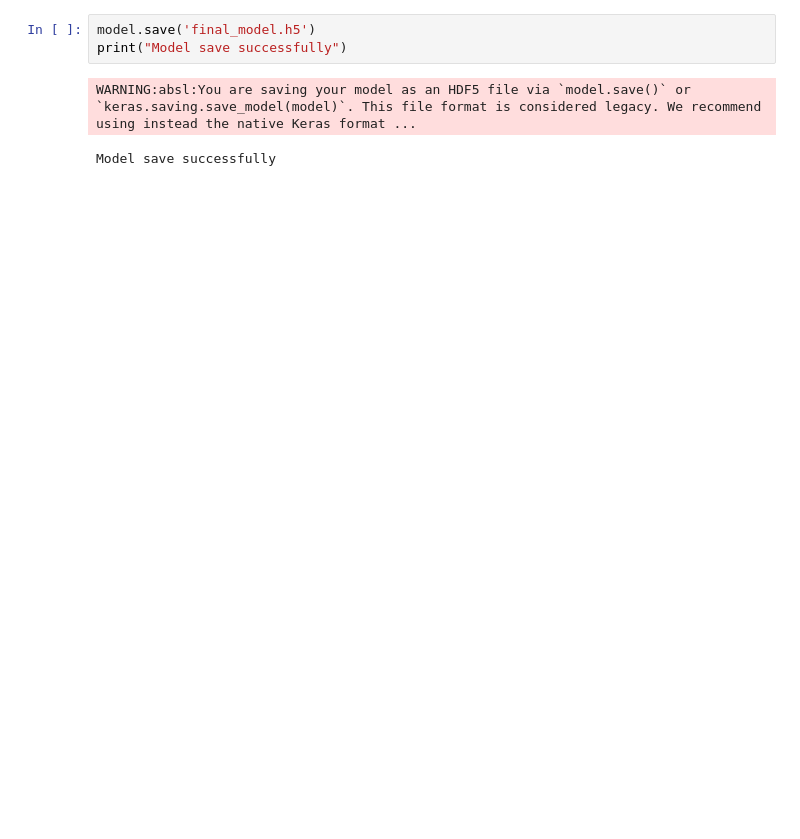
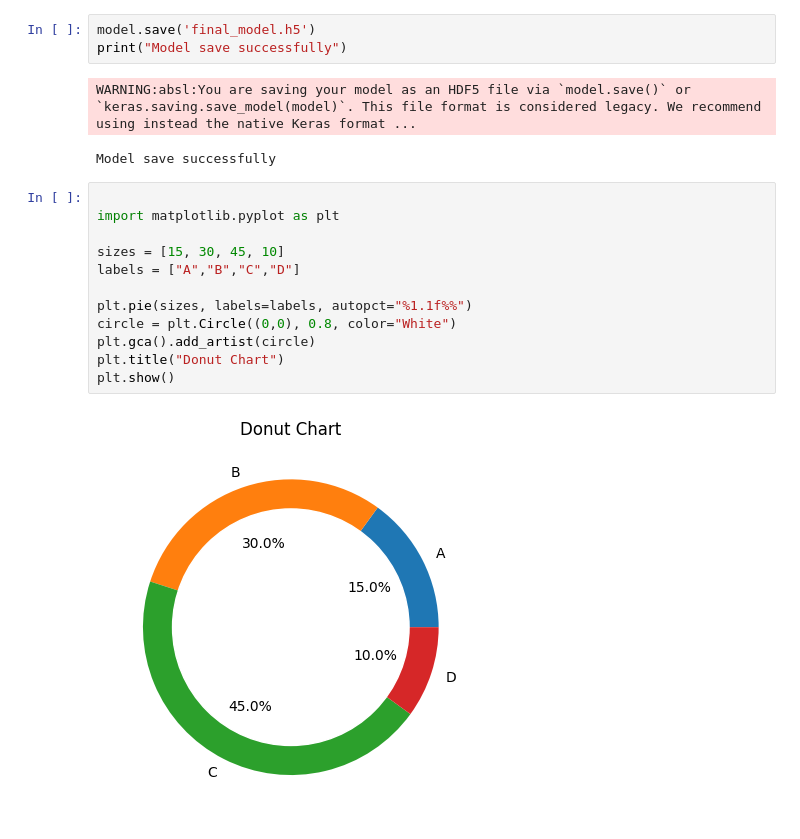
Before and after one commit to MoteneJan/Streamlit_app, a Jupyter notebook: Untitled-1.ipynb, the cells around one changed output. Saved outputs shown, nothing was run; the diff lists cells and outputs as text; blank space fills up the shorter version.

```diff
--- a/Untitled-1.ipynb
+++ b/Untitled-1.ipynb
@@ -243,3 +304,17 @@ print("Model save successfully")
 # %% [output]
 WARNING:absl:You are saving your model as an HDF5 file via `model.save()` or `keras.saving.save_model(model)`. This file format is considered legacy. We recommend using instead the native Keras format ...
 Model save successfully
+# %%
+
+import matplotlib.pyplot as plt
+
+sizes = [15, 30, 45, 10]
+labels = ["A","B","C","D"]
+
+plt.pie(sizes, labels=labels, autopct="%1.1f%%")
+circle = plt.Circle((0,0), 0.8, color="White")
+plt.gca().add_artist(circle)
+plt.title("Donut Chart")
+plt.show()
+# %% [output]
+[figure, added]
```
Also changed, not shown: parts of 9 cells of this notebook, 5 other files.
